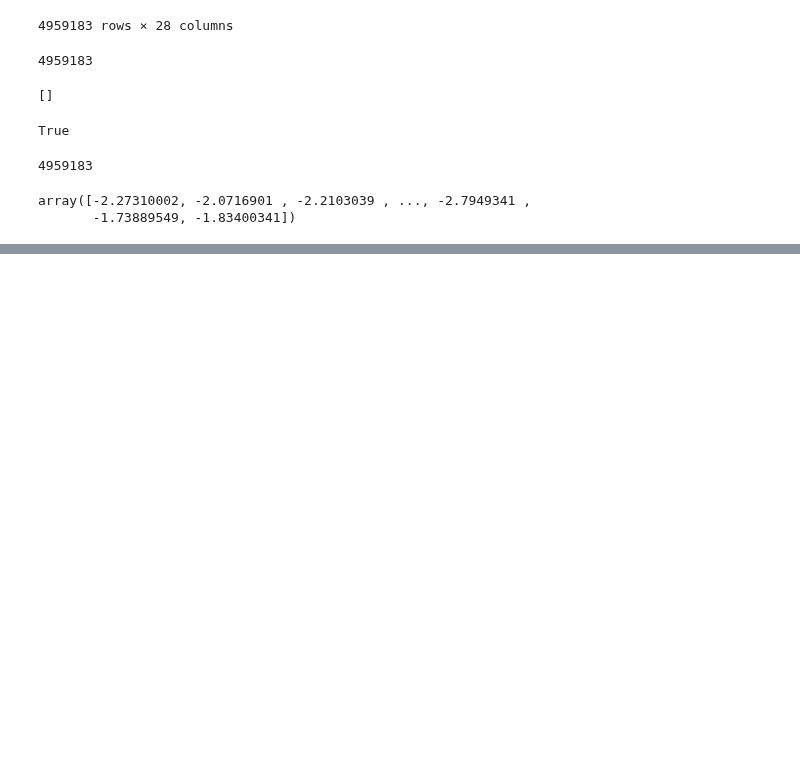
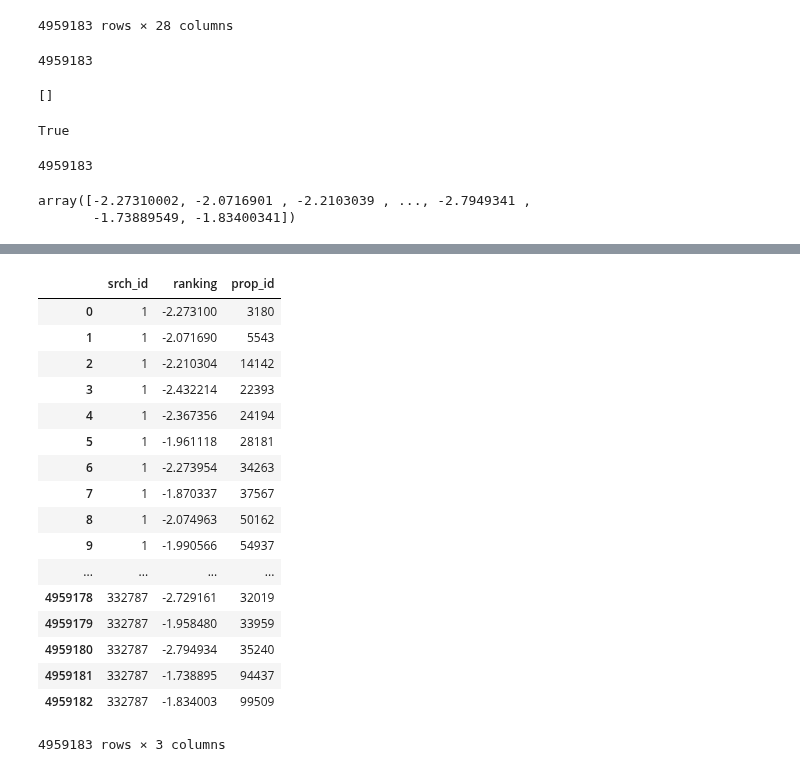
Before and after one commit to DavideBrex/Expedia-Hotels-recommendation-system, a Jupyter notebook: Test_ranking_models.ipynb, the cells around one changed output, grey strips where cells are left out. Cells and saved outputs as stored; diff of their text form; code cells hidden in the pictures; blank space fills up the shorter version.

Commit message:
creating the otuput to hand in the predictions

```diff
--- a/Test_ranking_models.ipynb
+++ b/Test_ranking_models.ipynb
@@ -560,0 +557,27 @@ array([-2.360178, -2.195714, -2.466269, ..., -2.252612, -2.029815,
+# %%
+predictions_df=pd.DataFrame(Epred_r)
+#submiss_test_set= predictions_df
+submiss_test_set=pd.DataFrame(new_test_set["srch_id"])
+submiss_test_set.columns=["srch_id"]
+submiss_test_set["ranking"] = predictions_df
+submiss_test_set["prop_id"]=new_test_set["prop_id"]
+submiss_test_set
+# %% [output]
+|  | srch_id | ranking | prop_id |
+| 0 | 1 | -2.273100 | 3180 |
+| 1 | 1 | -2.071690 | 5543 |
+| 2 | 1 | -2.210304 | 14142 |
+| 3 | 1 | -2.432214 | 22393 |
+| 4 | 1 | -2.367356 | 24194 |
+| 5 | 1 | -1.961118 | 28181 |
+| 6 | 1 | -2.273954 | 34263 |
+| 7 | 1 | -1.870337 | 37567 |
+| 8 | 1 | -2.074963 | 50162 |
+| 9 | 1 | -1.990566 | 54937 |
+| ... | ... | ... | ... |
+| 4959178 | 332787 | -2.729161 | 32019 |
+| 4959179 | 332787 | -1.958480 | 33959 |
+| 4959180 | 332787 | -2.794934 | 35240 |
+| 4959181 | 332787 | -1.738895 | 94437 |
+| 4959182 | 332787 | -1.834003 | 99509 |
+4959183 rows × 3 columns
```
Also changed, not shown: parts of 6 cells of this notebook.
